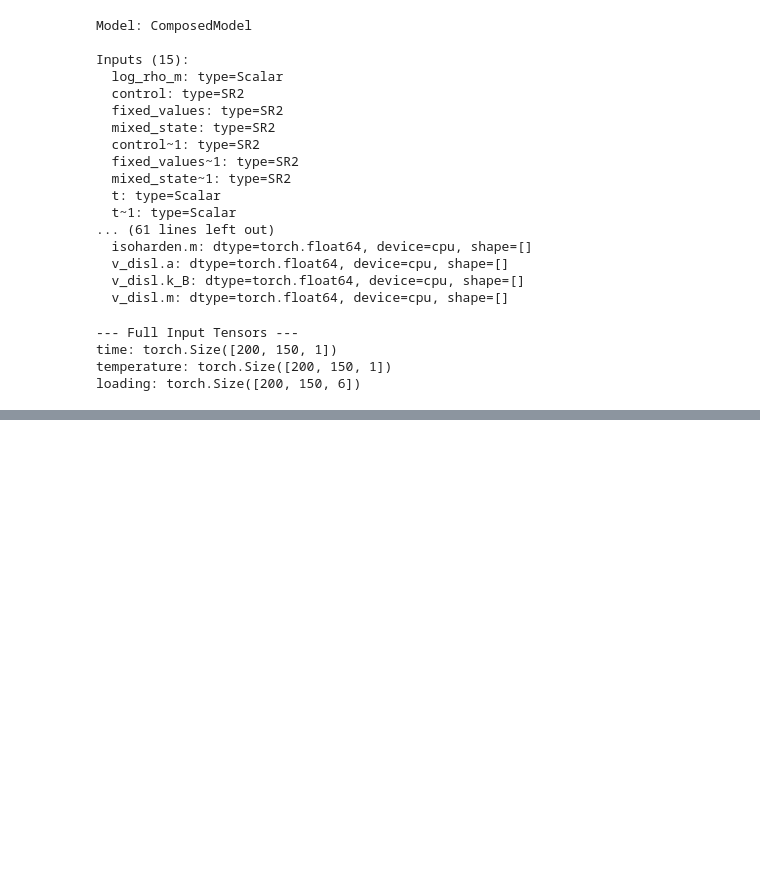
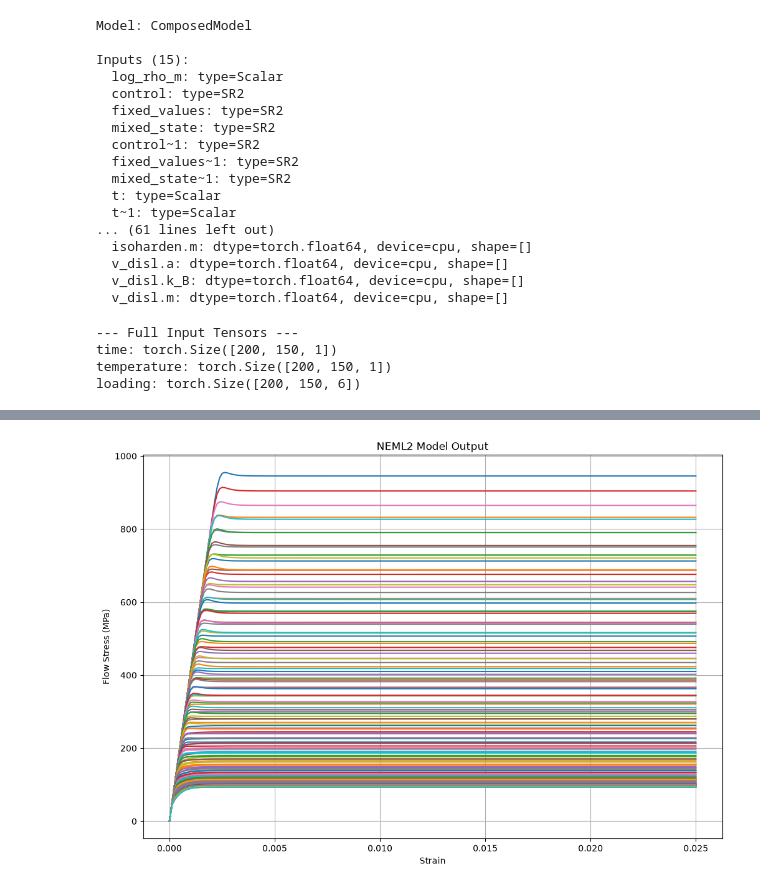
Before and after one commit to ColinMG2/neml2, a Jupyter notebook: cmg_projects/tungsten_deterministic.ipynb, the cells around one changed output, grey strips where cells are left out. Cells and saved outputs as stored; diff of their text form; code cells hidden in the pictures; blank space fills up the shorter version.

```diff
--- a/cmg_projects/tungsten_deterministic.ipynb
+++ b/cmg_projects/tungsten_deterministic.ipynb
@@ -257,4 +254,18 @@ tensor([[[  0.0000],
 torch.Size([200, 150, 1])
+# %%
+plt.figure(figsize=(12, 8))
+for i, (T, rate) in enumerate(conditions):
+    plt.plot(
+        loading[:, i, 0].detach().cpu().numpy(),
+        flow_stress[:, i, 0].detach().cpu().numpy(),
+        label=f"T={T:.1f}K, rate={rate:.1e}",
+    )
+plt.title("NEML2 Model Output")
+plt.xlabel("Strain")
+plt.ylabel("Flow Stress (MPa)")
+plt.grid()
+# %% [output]
+[figure, added]
 # %%
 # ============================================================
 # Constants
```
Also changed, not shown: parts of 11 cells of this notebook, 20 other files.
